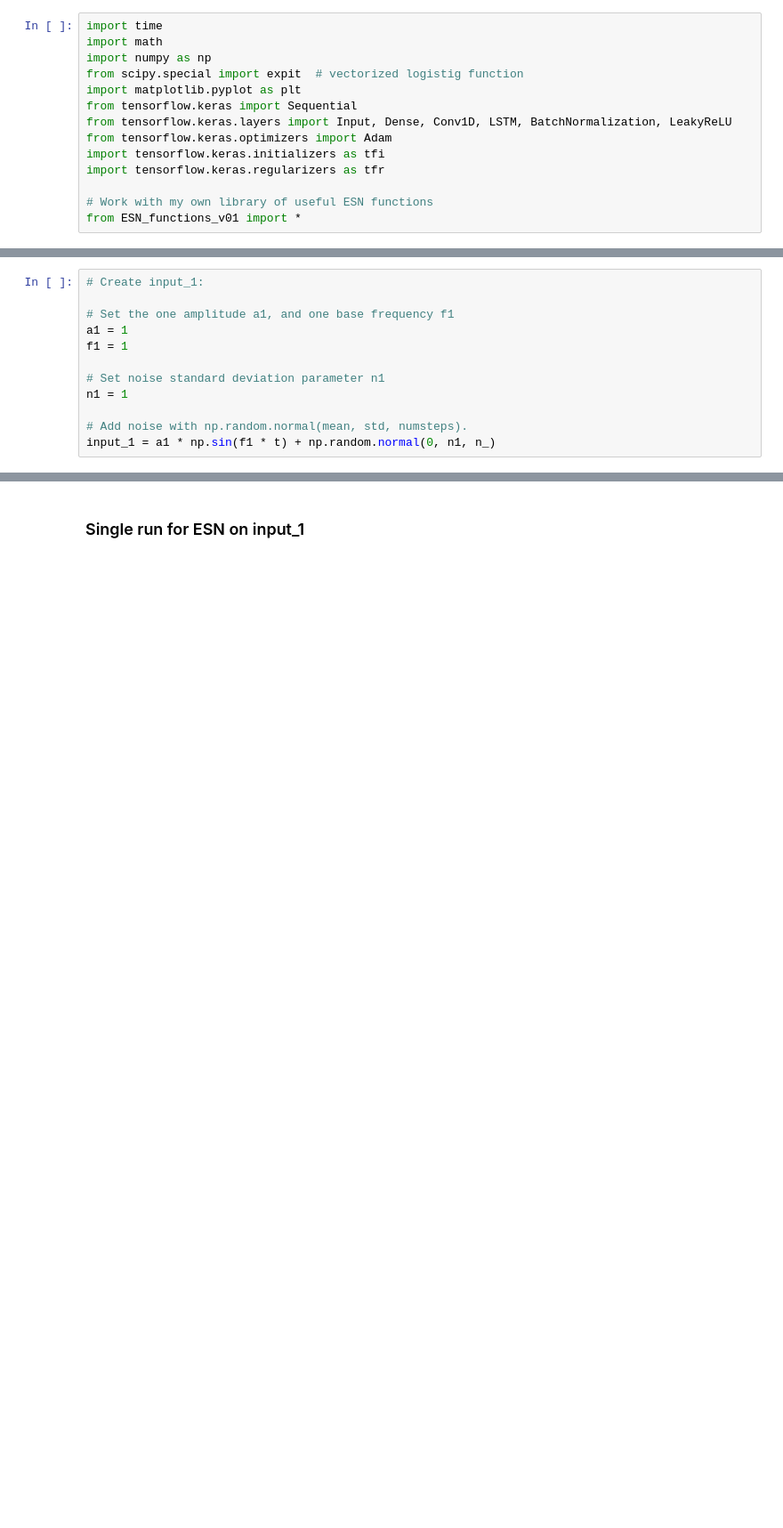
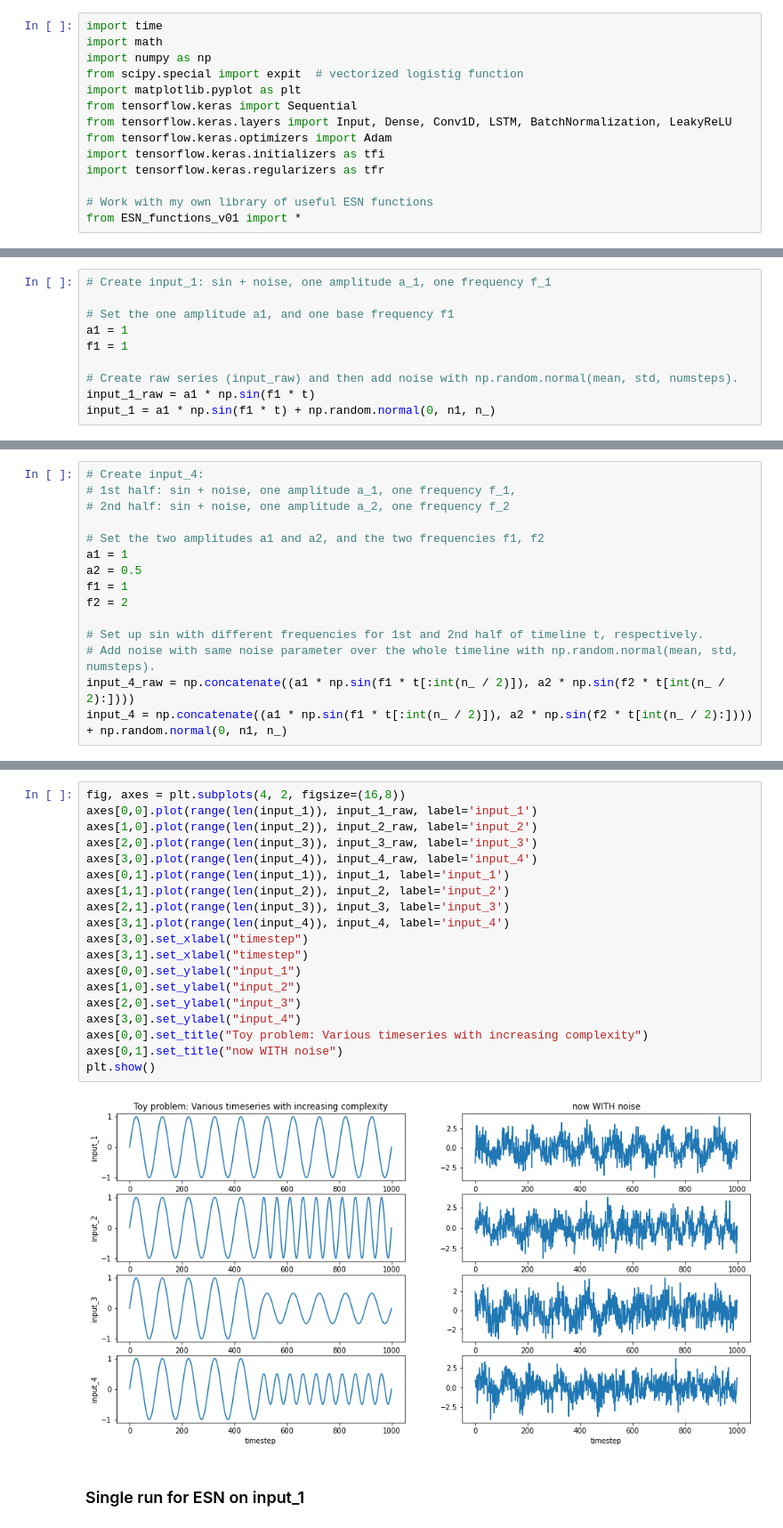
Before and after one commit to MarcoLandtHayen/EchoStateNetworks, a Jupyter notebook: notebooks/ESN_exp02.ipynb, the cells around one changed output, grey strips where cells are left out. Shown at 89% size. Cells and saved outputs as stored; diff of their text form; blank space fills up the shorter version.

```diff
--- a/notebooks/ESN_exp02.ipynb
+++ b/notebooks/ESN_exp02.ipynb
@@ -45,12 +48,10 @@ t = np.linspace(0, 20*np.pi, n_)
 # %%
-# Create input_1:
+# Create input_1: sin + noise, one amplitude a_1, one frequency f_1
 
 # Set the one amplitude a1, and one base frequency f1
 a1 = 1
 f1 = 1
 
-# Set noise standard deviation parameter n1
-n1 = 1
-
-# Add noise with np.random.normal(mean, std, numsteps).
+# Create raw series (input_raw) and then add noise with np.random.normal(mean, std, numsteps).
+input_1_raw = a1 * np.sin(f1 * t)
 input_1 = a1 * np.sin(f1 * t) + np.random.normal(0, n1, n_)
@@ -57,3 +86,18 @@ input_1 = a1 * np.sin(f1 * t) + np.random.normal(0, n1, n_)
+# %%
+# Create input_4:
+# 1st half: sin + noise, one amplitude a_1, one frequency f_1,
+# 2nd half: sin + noise, one amplitude a_2, one frequency f_2
+
+# Set the two amplitudes a1 and a2, and the two frequencies f1, f2
+a1 = 1
+a2 = 0.5
+f1 = 1
+f2 = 2
+
+# Set up sin with different frequencies for 1st and 2nd half of timeline t, respectively.
+# Add noise with same noise parameter over the whole timeline with np.random.normal(mean, std, numsteps).
+input_4_raw = np.concatenate((a1 * np.sin(f1 * t[:int(n_ / 2)]), a2 * np.sin(f2 * t[int(n_ / 2):])))
+input_4 = np.concatenate((a1 * np.sin(f1 * t[:int(n_ / 2)]), a2 * np.sin(f2 * t[int(n_ / 2):]))) + np.random.normal(0, n1, n_)
 # %%
 # Plot 1st input series
 plt.figure(figsize=(15, 4))
@@ -66,3 +119,24 @@ plt.show()
+# %%
+fig, axes = plt.subplots(4, 2, figsize=(16,8))
+axes[0,0].plot(range(len(input_1)), input_1_raw, label='input_1')
+axes[1,0].plot(range(len(input_2)), input_2_raw, label='input_2')
+axes[2,0].plot(range(len(input_3)), input_3_raw, label='input_3')
+axes[3,0].plot(range(len(input_4)), input_4_raw, label='input_4')
+axes[0,1].plot(range(len(input_1)), input_1, label='input_1')
+axes[1,1].plot(range(len(input_2)), input_2, label='input_2')
+axes[2,1].plot(range(len(input_3)), input_3, label='input_3')
+axes[3,1].plot(range(len(input_4)), input_4, label='input_4')
+axes[3,0].set_xlabel("timestep")
+axes[3,1].set_xlabel("timestep")
+axes[0,0].set_ylabel("input_1")
+axes[1,0].set_ylabel("input_2")
+axes[2,0].set_ylabel("input_3")
+axes[3,0].set_ylabel("input_4")
+axes[0,0].set_title("Toy problem: Various timeseries with increasing complexity")
+axes[0,1].set_title("now WITH noise")
+plt.show()
+# %% [output]
+[figure, added]
 # %% [markdown]
 ### Single run for ESN on input_1
 # %%
```
Also changed, not shown: parts of 66 cells of this notebook, 2 other files.
